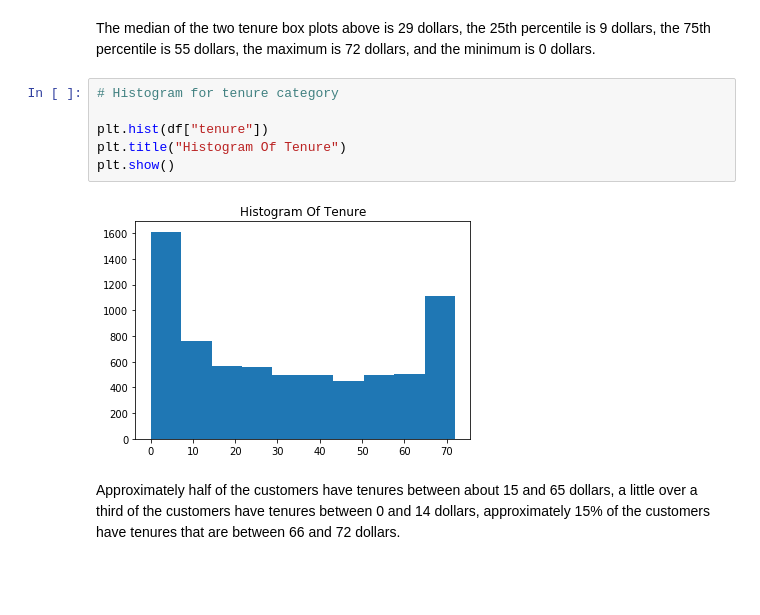
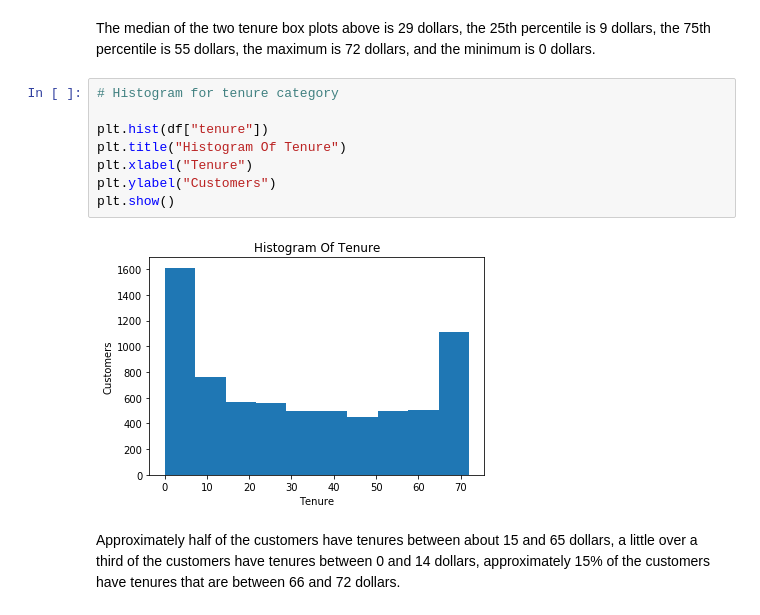
Before and after one commit to Avalon1000/Thinkful, a Jupyter notebook: Module 29.ipynb, the cells around one changed output. Saved outputs shown, nothing was run; the diff lists cells and outputs as text; blank space fills up the shorter version.

```diff
--- a/Module 29.ipynb
+++ b/Module 29.ipynb
@@ -178,11 +173,13 @@ The median of the two tenure box plots above is 29 dollars, the 25th percentile
 # %%
 # Histogram for tenure category
 
 plt.hist(df["tenure"])
 plt.title("Histogram Of Tenure")
+plt.xlabel("Tenure")
+plt.ylabel("Customers")
 plt.show()
 # %% [output]
-[figure, old version]
+[figure, new version]
 # %% [markdown]
 Approximately half of the customers have tenures between about 15 and 65 dollars, a little over a third of the customers have tenures between 0 and 14 dollars, approximately 15% of the customers have tenures that are between 66 and 72 dollars.
 # %%
```
Also changed, not shown: parts of 89 cells of this notebook.
